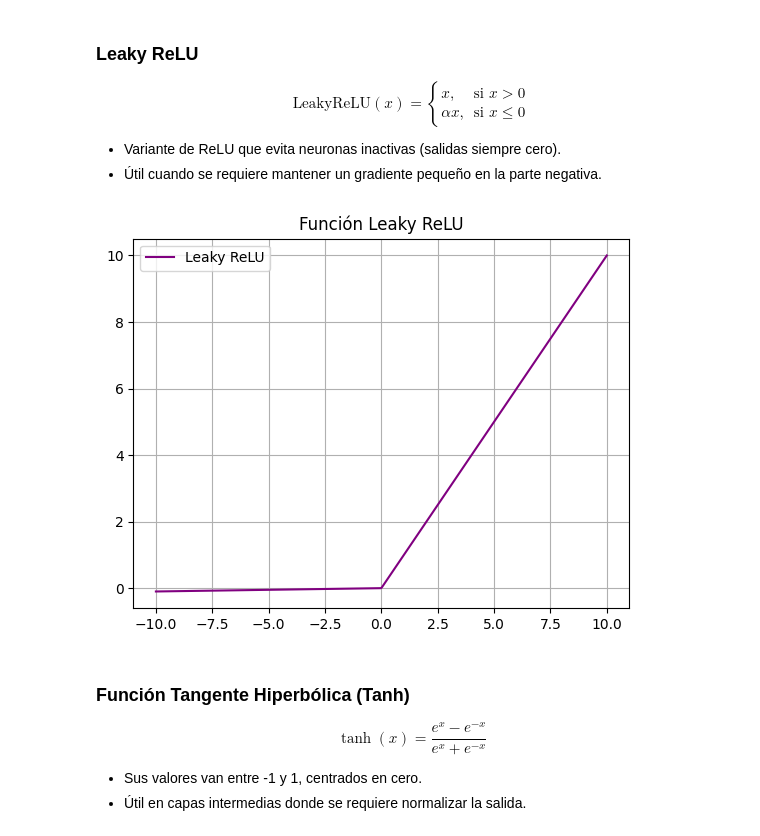
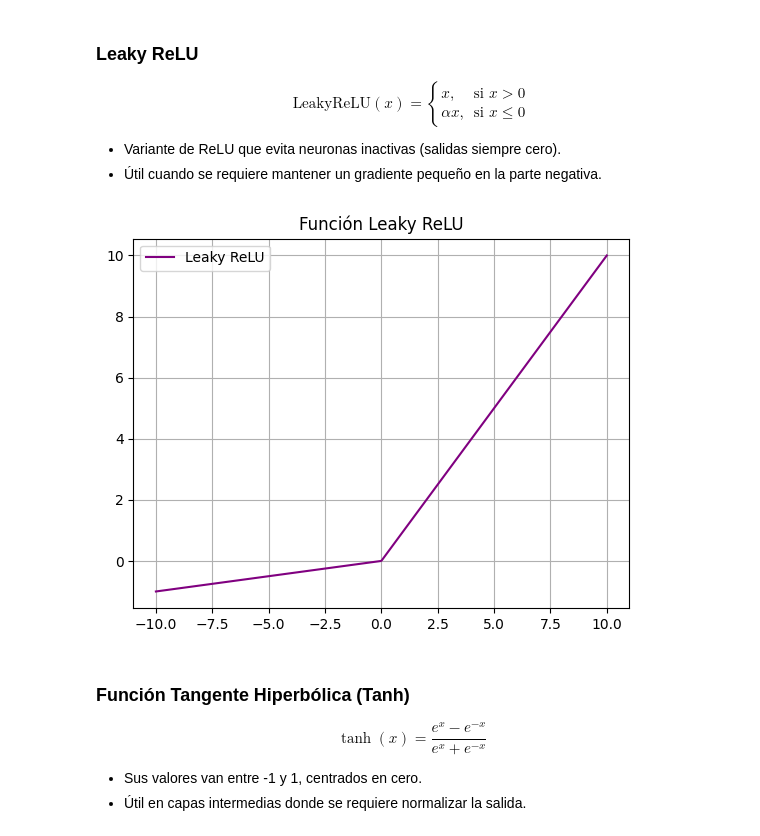
Before and after one commit to TEL-USM/IPD434, a Jupyter notebook: Clases/04_RedesNeuronales/04_RedesNeuronales.ipynb, the cells around one changed output. Drawn from its saved outputs; the diff is of its cells as text; code cells hidden in the pictures.

```diff
--- a/Clases/04_RedesNeuronales/04_RedesNeuronales.ipynb
+++ b/Clases/04_RedesNeuronales/04_RedesNeuronales.ipynb
@@ -503,17 +570,17 @@ $$
 - Variante de ReLU que evita neuronas inactivas (salidas siempre cero).
 - Útil cuando se requiere mantener un gradiente pequeño en la parte negativa.
 # %%
-def leaky_relu(x, alpha=0.01):
+def leaky_relu(x, alpha=0.1):
     return np.where(x > 0, x, alpha * x)
 
 x = np.linspace(-10, 10, 500)
 plt.plot(x, leaky_relu(x), color="purple", label="Leaky ReLU")
 plt.title("Función Leaky ReLU")
 plt.grid(True)
 plt.legend()
 plt.show()
 # %% [output]
-[figure, old version]
+[figure, new version]
 # %% [markdown]
 
 ### Función Tangente Hiperbólica (Tanh)
```
Also changed, not shown: parts of 45 cells of this notebook.
